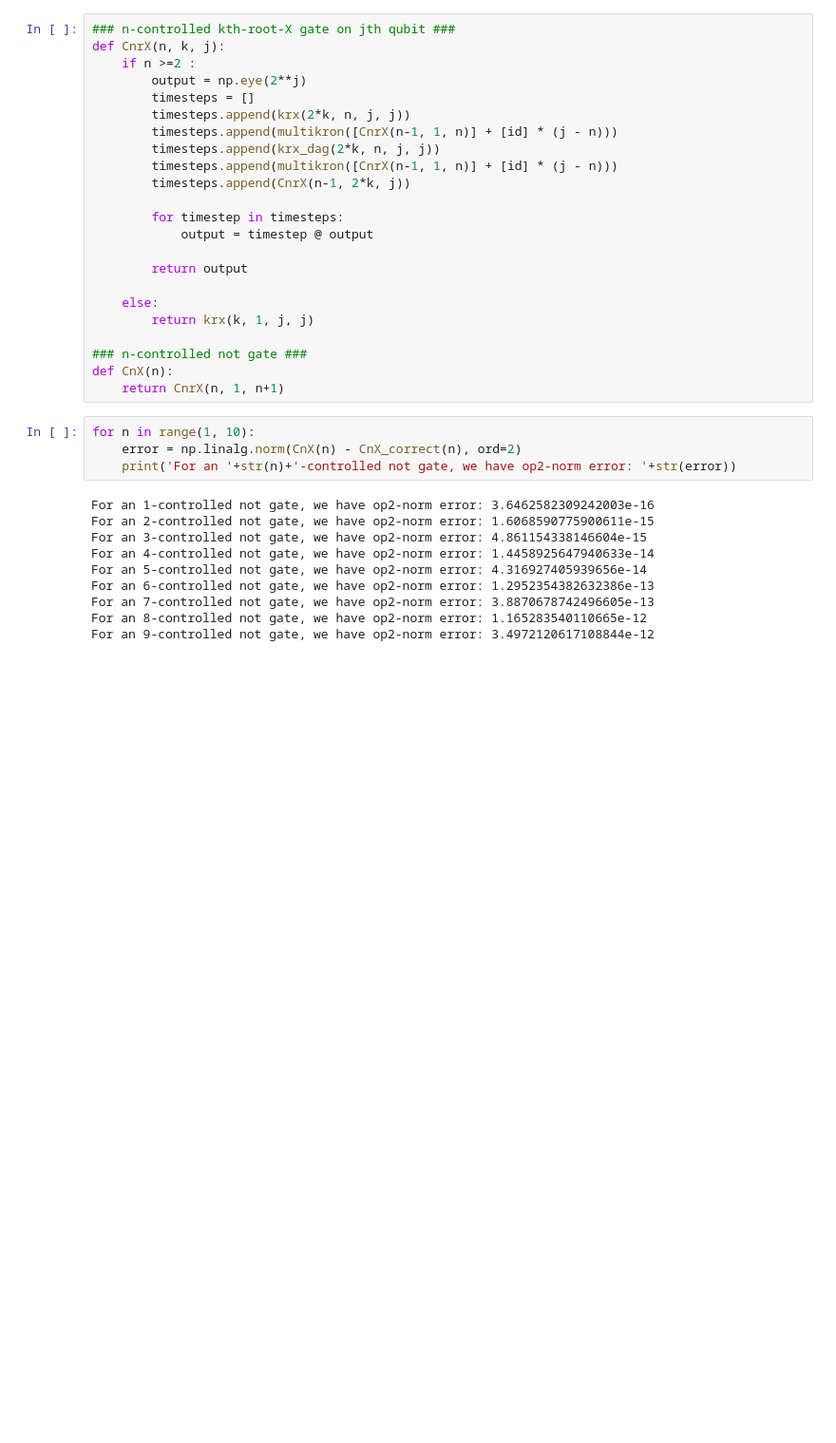
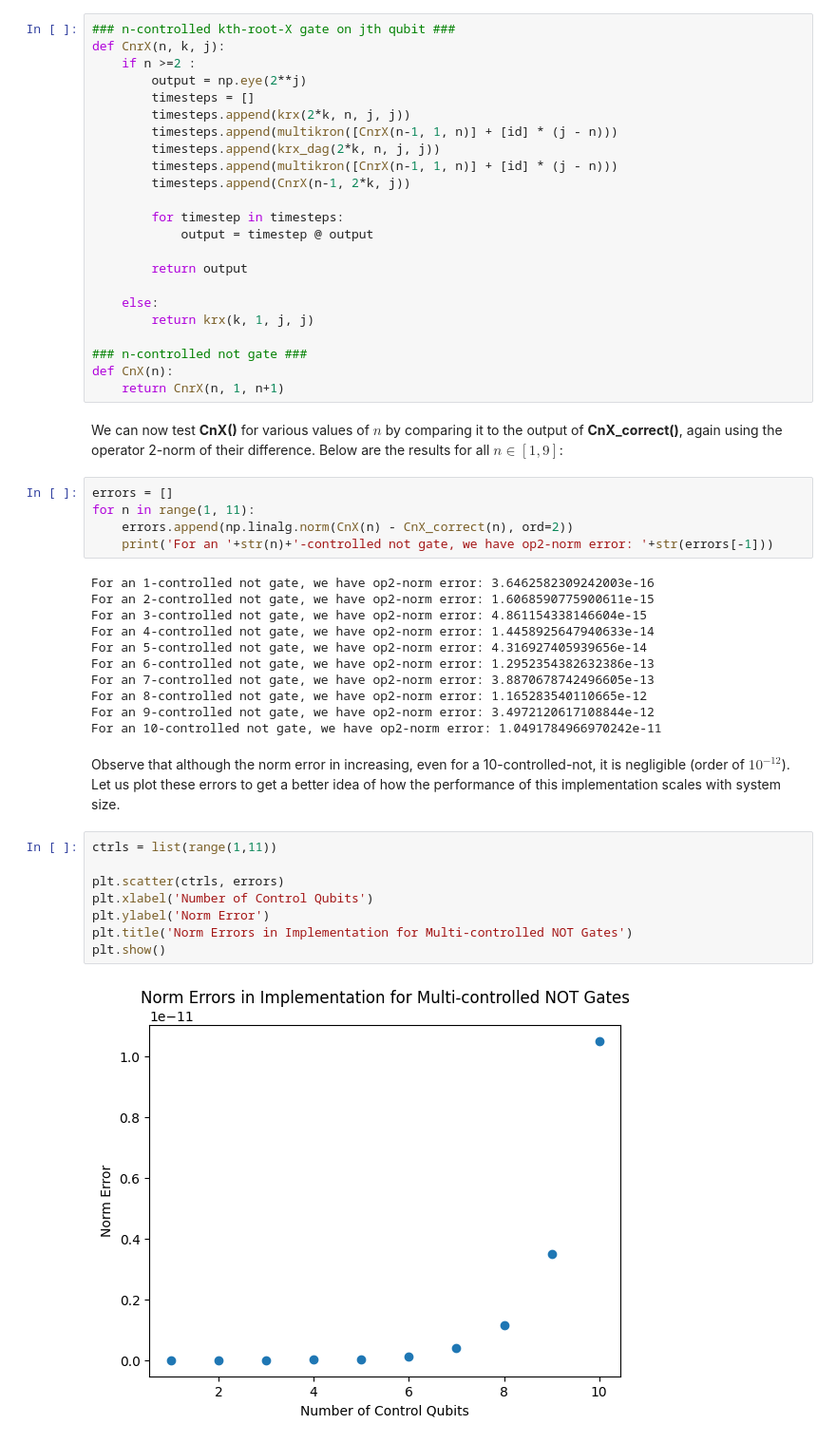
Before and after one commit to sharma-arnav/Gate-Decomp, a Jupyter notebook: task3.ipynb, the cells around one changed output. Shown: that part at 95% size. Saved outputs shown, nothing was run; the diff lists cells and outputs as text; blank space fills up the shorter version.

```diff
--- a/task3.ipynb
+++ b/task3.ipynb
@@ -176,10 +212,13 @@ def CnrX(n, k, j):
 ### n-controlled not gate ###
 def CnX(n):
     return CnrX(n, 1, n+1)
+# %% [markdown]
+We can now test **CnX()** for various values of $n$ by comparing it to the output of **CnX_correct()**, again using the operator 2-norm of their difference. Below are the results for all $n \in [1,9] $:
 # %%
-for n in range(1, 10):
-    error = np.linalg.norm(CnX(n) - CnX_correct(n), ord=2)
-    print('For an '+str(n)+'-controlled not gate, we have op2-norm error: '+str(error))
+errors = []
+for n in range(1, 11):
+    errors.append(np.linalg.norm(CnX(n) - CnX_correct(n), ord=2))
+    print('For an '+str(n)+'-controlled not gate, we have op2-norm error: '+str(errors[-1]))
 # %% [output]
 For an 1-controlled not gate, we have op2-norm error: 3.6462582309242003e-16
 For an 2-controlled not gate, we have op2-norm error: 1.6068590775900611e-15
@@ -190,3 +229,16 @@ For an 6-controlled not gate, we have op2-norm error: 1.2952354382632386e-13
 For an 7-controlled not gate, we have op2-norm error: 3.8870678742496605e-13
 For an 8-controlled not gate, we have op2-norm error: 1.165283540110665e-12
 For an 9-controlled not gate, we have op2-norm error: 3.4972120617108844e-12
+For an 10-controlled not gate, we have op2-norm error: 1.0491784966970242e-11
+# %% [markdown]
+Observe that although the norm error in increasing, even for a 10-controlled-not, it is negligible (order of $10^{-12}$). Let us plot these errors to get a better idea of how the performance of this implementation scales with system size.
+# %%
+ctrls = list(range(1,11))
+
+plt.scatter(ctrls, errors)
+plt.xlabel('Number of Control Qubits')
+plt.ylabel('Norm Error')
+plt.title('Norm Errors in Implementation for Multi-controlled NOT Gates')
+plt.show()
+# %% [output]
+[figure, added]
```
Also changed, not shown: parts of 15 cells of this notebook.
